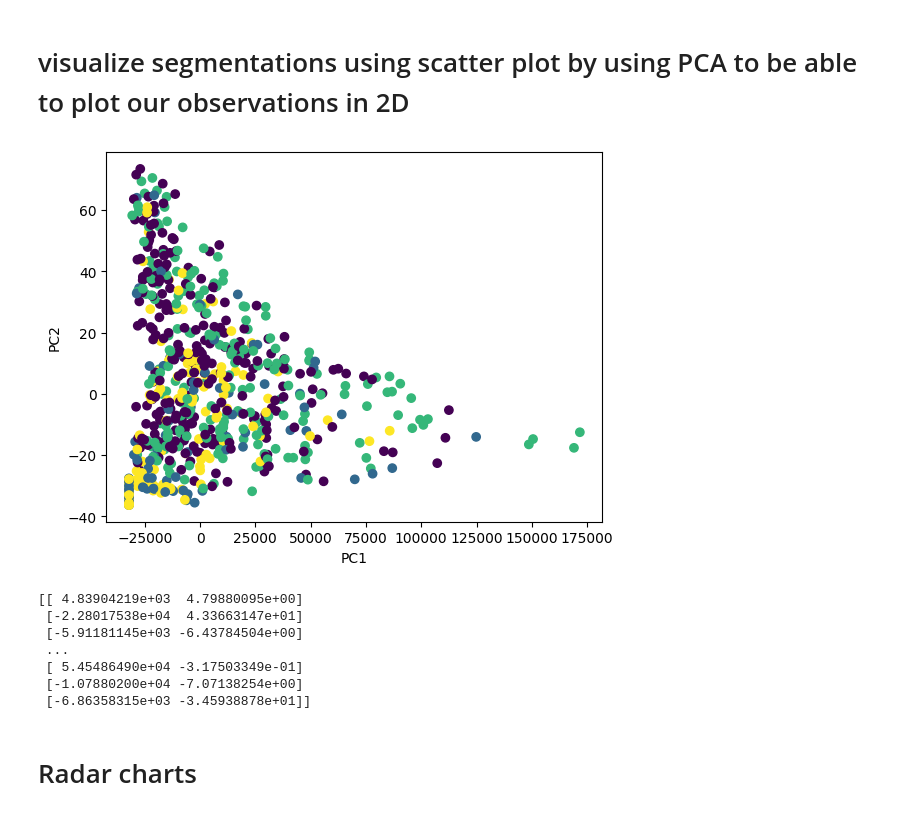
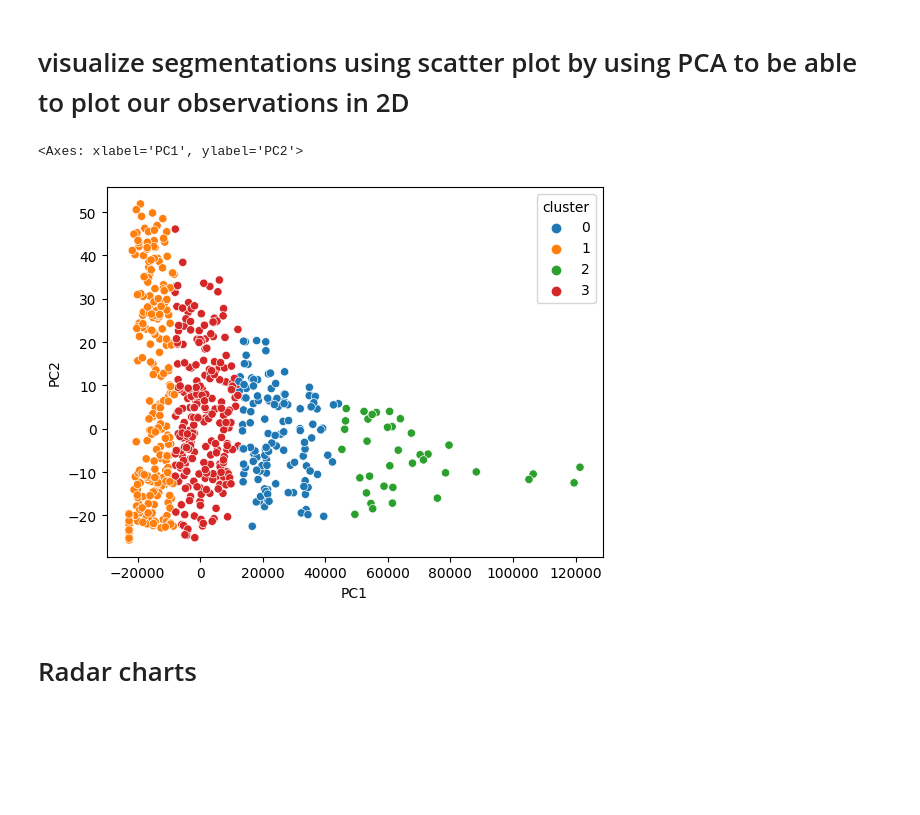
Before and after one commit to taaaraaa/Unsupervised-Learning, a Jupyter notebook: banking_demographics-final.ipynb, the cells around one changed output. Drawn from its saved outputs; the diff is of its cells as text; code cells hidden in the pictures; blank space fills up the shorter version.

```diff
--- a/banking_demographics-final.ipynb
+++ b/banking_demographics-final.ipynb
@@ -298,32 +298,20 @@ plt.show()
 ## So we choose the number of Components = 20 to get the appox 90% explained variance
 # %% [markdown]
 # visualize segmentations using scatter plot by using PCA to be able to plot our observations in 2D
-# %%
-# separate features from labels
-X = customers.drop(['cluster'], axis=1)
-y = customers['cluster']
-
-# perform PCA with 2 components
-pca = PCA(n_components=2)
-X_pca = pca.fit_transform(X)
-
-# plot data points colored by cluster label
-plt.scatter(X_pca[:, 0], X_pca[:, 1], c=y)
-plt.xlabel('PC1')
-plt.ylabel('PC2')
-plt.show()
-# %% [output]
-[figure, removed]
-# %%
-print(X_pca)
-# %% [output]
-[[ 4.83904219e+03  4.79880095e+00]
- [-2.28017538e+04  4.33663147e+01]
- [-5.91181145e+03 -6.43784504e+00]
- ...
- [ 5.45486490e+04 -3.17503349e-01]
- [-1.07880200e+04 -7.07138254e+00]
- [-6.86358315e+03 -3.45938878e+01]]
+# %%
+# perform PCA with 2 components
+pca = PCA(2)
+pca_data = pd.DataFrame(pca.fit_transform(customers),columns=['PC1','PC2'])
+
+# separate features from labels
+kmeans =KMeans(n_clusters=4 ,n_init=10,random_state=2023).fit(customers)
+pca_data['cluster'] = pd.Categorical(kmeans.labels_)
+
+# plot data points colored by cluster label
+sns.scatterplot(x="PC1",y="PC2",hue="cluster", data=pca_data)
+# %% [output]
+<Axes: xlabel='PC1', ylabel='PC2'>
+[figure, added]
 # %% [markdown]
 # Radar charts
 # %%
```
Also changed, not shown: parts of 5 cells of this notebook.
